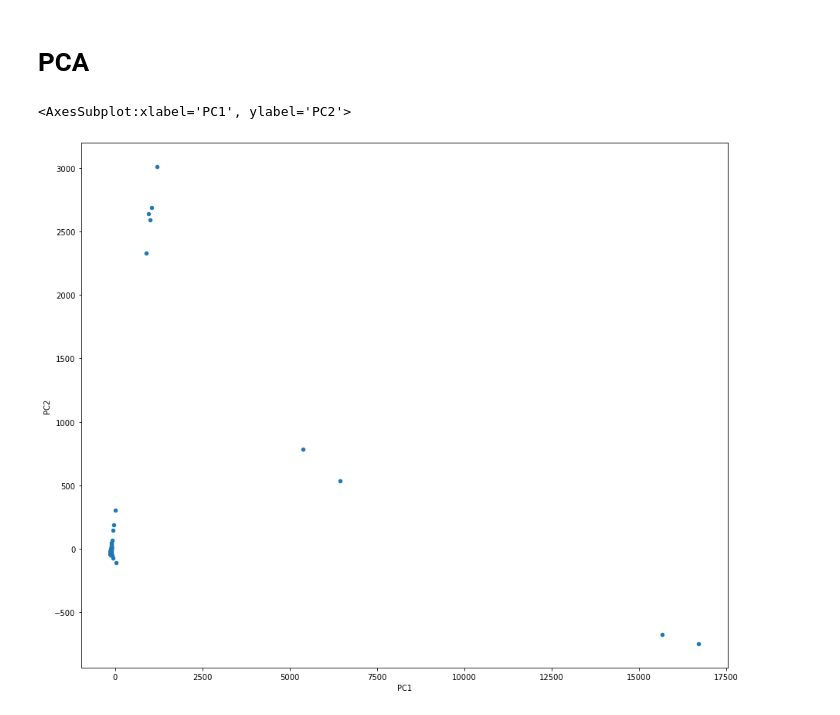
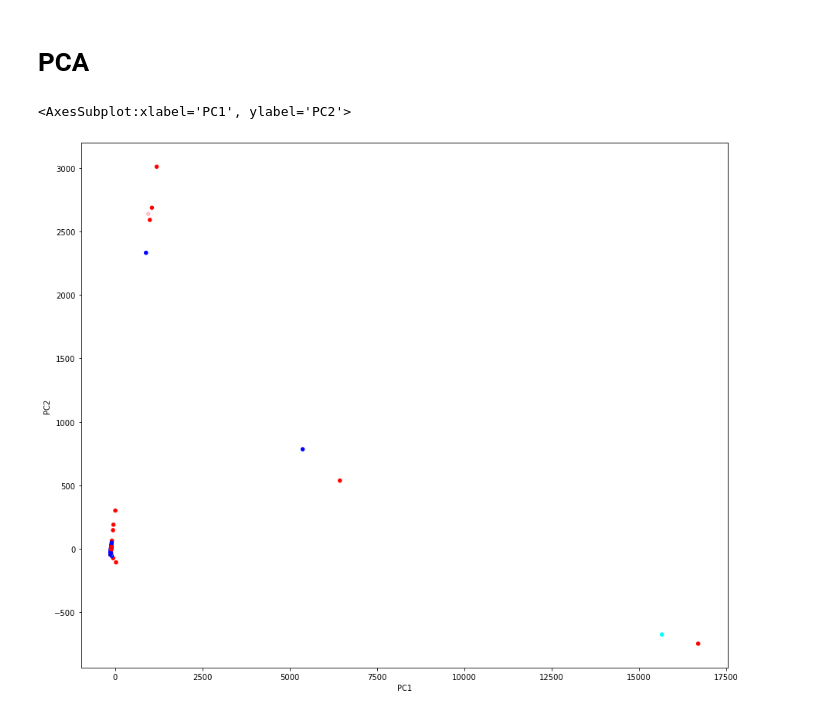
Before and after one commit to broadinstitute/NeuroPainting, a Jupyter notebook: analysis/STEM1_01_eda.ipynb, the cells around one changed output. Cells and saved outputs as stored; diff of their text form; code cells hidden in the pictures.

```diff
--- a/analysis/STEM1_01_eda.ipynb
+++ b/analysis/STEM1_01_eda.ipynb
@@ -171,11 +263,15 @@ clusters1 = hierarchical_cluster(data_by_line, 40, show=True)
 # %%
 pca = PCA(n_components=2)
 pca_fit = pca.fit(data_by_well)
 pca_vals = pca_fit.transform(data_by_well)
 pca_df = pd.DataFrame(pca_vals, columns=['PC1', 'PC2'], index=data_by_well.index)
+idxs = [i.split('_')[0] + '_' + i.split('_')[1] for i in pca_df.index.tolist()]
+idx2color = {'human_control': 'b', 'isogenic_control': 'cyan', 'human_deletion': 'r', 'isogenic_deletion': 'pink'}
+colors = [idx2color[i] for i in idxs]
+pca_df['color'] = colors
 
 fig, ax = plt.subplots(figsize=(15,12.5))
-pca_df.plot('PC1', 'PC2', kind='scatter', ax=ax)
+pca_df.plot('PC1', 'PC2', kind='scatter', ax=ax, c='color')
 # %% [output]
 <AxesSubplot:xlabel='PC1', ylabel='PC2'>
-[figure, old version]
+[figure, new version]
```
Also changed, not shown: parts of 15 cells of this notebook.
